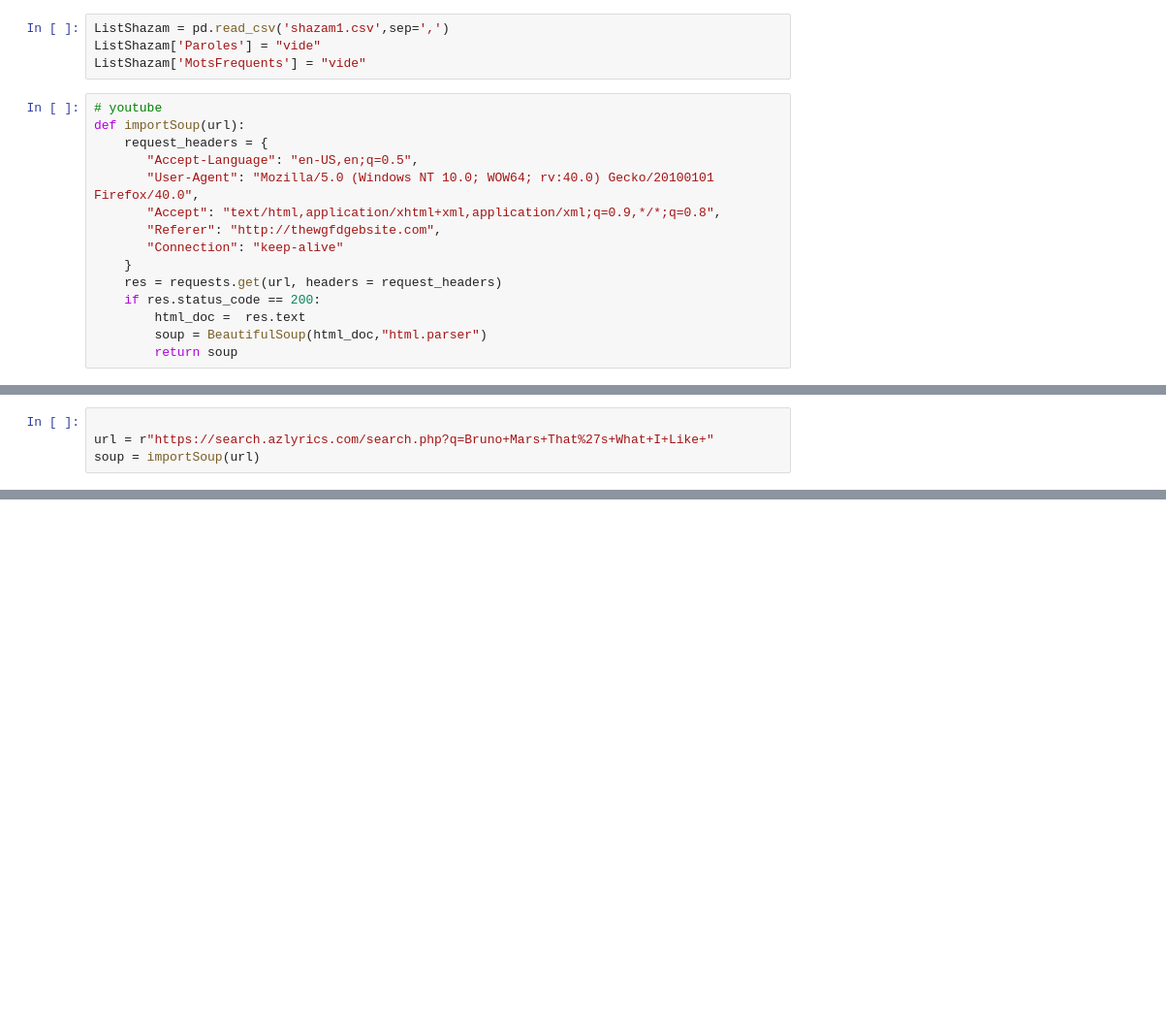
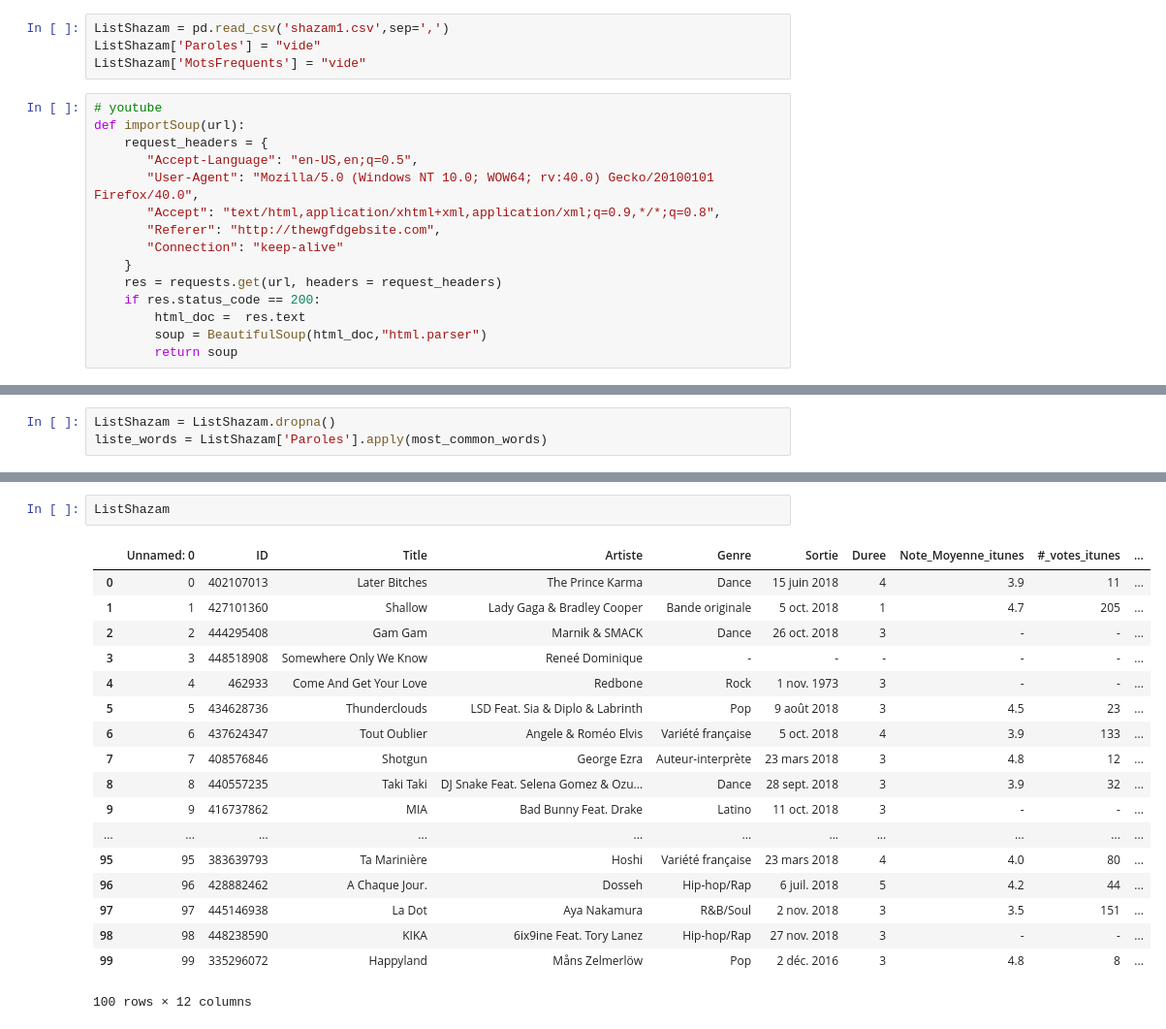
Before and after one commit to HackathonCharles/Hackathon, a Jupyter notebook: ExtractParoles.ipynb, the cells around one changed output, grey strips where cells are left out. Shown at 97% size. Drawn from its saved outputs; the diff is of its cells as text; blank space fills up the shorter version.

```diff
--- a/ExtractParoles.ipynb
+++ b/ExtractParoles.ipynb
@@ -27,5 +28 @@ def importSoup(url):
-# %%
-
-url = r"https://search.azlyrics.com/search.php?q=Bruno+Mars+That%27s+What+I+Like+"
-soup = importSoup(url)
 # %%
@@ -107,0 +81,3 @@ Name: Paroles, Length: 100, dtype: object
+# %%
+ListShazam = ListShazam.dropna()
+liste_words = ListShazam['Paroles'].apply(most_common_words)
@@ -107,0 +102,21 @@ Name: Paroles, Length: 100, dtype: object
+# %%
+ListShazam
+# %% [output]
+|  | Unnamed: 0 | ID | Title | Artiste | Genre | Sortie | Duree | Note_Moyenne_itunes | #_votes_itunes | ... |
+| 0 | 0 | 402107013 | Later Bitches | The Prince Karma | Dance | 15 juin 2018 | 4 | 3.9 | 11 | ... |
+| 1 | 1 | 427101360 | Shallow | Lady Gaga & Bradley Cooper | Bande originale | 5 oct. 2018 | 1 | 4.7 | 205 | ... |
+| 2 | 2 | 444295408 | Gam Gam | Marnik & SMACK | Dance | 26 oct. 2018 | 3 | - | - | ... |
+| 3 | 3 | 448518908 | Somewhere Only We Know | Reneé Dominique | - | - | - | - | - | ... |
+| 4 | 4 | 462933 | Come And Get Your Love | Redbone | Rock | 1 nov. 1973 | 3 | - | - | ... |
+| 5 | 5 | 434628736 | Thunderclouds | LSD Feat. Sia & Diplo & Labrinth | Pop | 9 août 2018 | 3 | 4.5 | 23 | ... |
+| 6 | 6 | 437624347 | Tout Oublier | Angele & Roméo Elvis | Variété française | 5 oct. 2018 | 4 | 3.9 | 133 | ... |
+| 7 | 7 | 408576846 | Shotgun | George Ezra | Auteur-interprète | 23 mars 2018 | 3 | 4.8 | 12 | ... |
+| 8 | 8 | 440557235 | Taki Taki | DJ Snake Feat. Selena Gomez & Ozu... | Dance | 28 sept. 2018 | 3 | 3.9 | 32 | ... |
+| 9 | 9 | 416737862 | MIA | Bad Bunny Feat. Drake | Latino | 11 oct. 2018 | 3 | - | - | ... |
+| ... | ... | ... | ... | ... | ... | ... | ... | ... | ... | ... |
+| 95 | 95 | 383639793 | Ta Marinière | Hoshi | Variété française | 23 mars 2018 | 4 | 4.0 | 80 | ... |
+| 96 | 96 | 428882462 | A Chaque Jour. | Dosseh | Hip-hop/Rap | 6 juil. 2018 | 5 | 4.2 | 44 | ... |
+| 97 | 97 | 445146938 | La Dot | Aya Nakamura | R&B/Soul | 2 nov. 2018 | 3 | 3.5 | 151 | ... |
+| 98 | 98 | 448238590 | KIKA | 6ix9ine Feat. Tory Lanez | Hip-hop/Rap | 27 nov. 2018 | 3 | - | - | ... |
+| 99 | 99 | 335296072 | Happyland | Måns Zelmerlöw | Pop | 2 déc. 2016 | 3 | 4.8 | 8 | ... |
+100 rows × 12 columns
```
Also changed, not shown: parts of 13 cells of this notebook, 1 other file.
